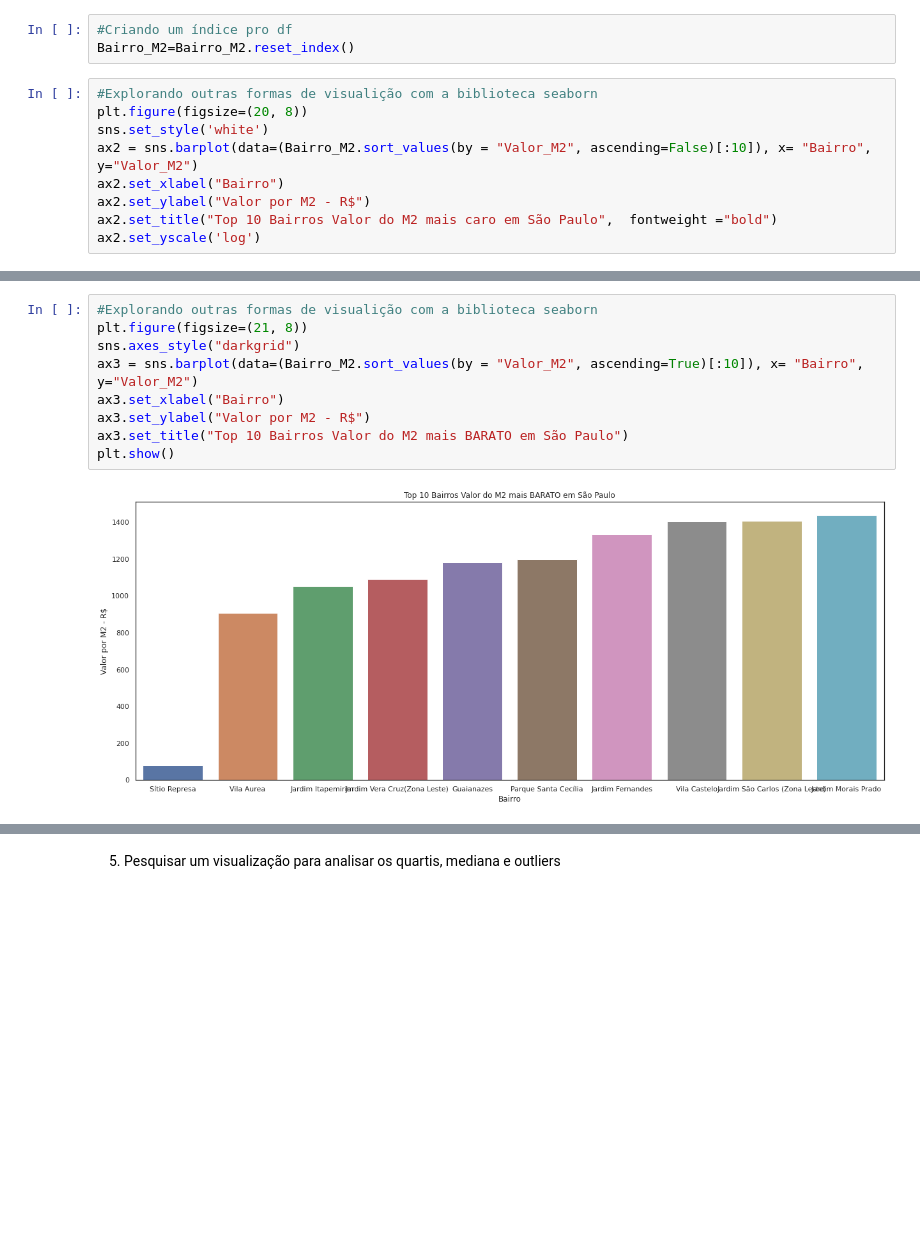
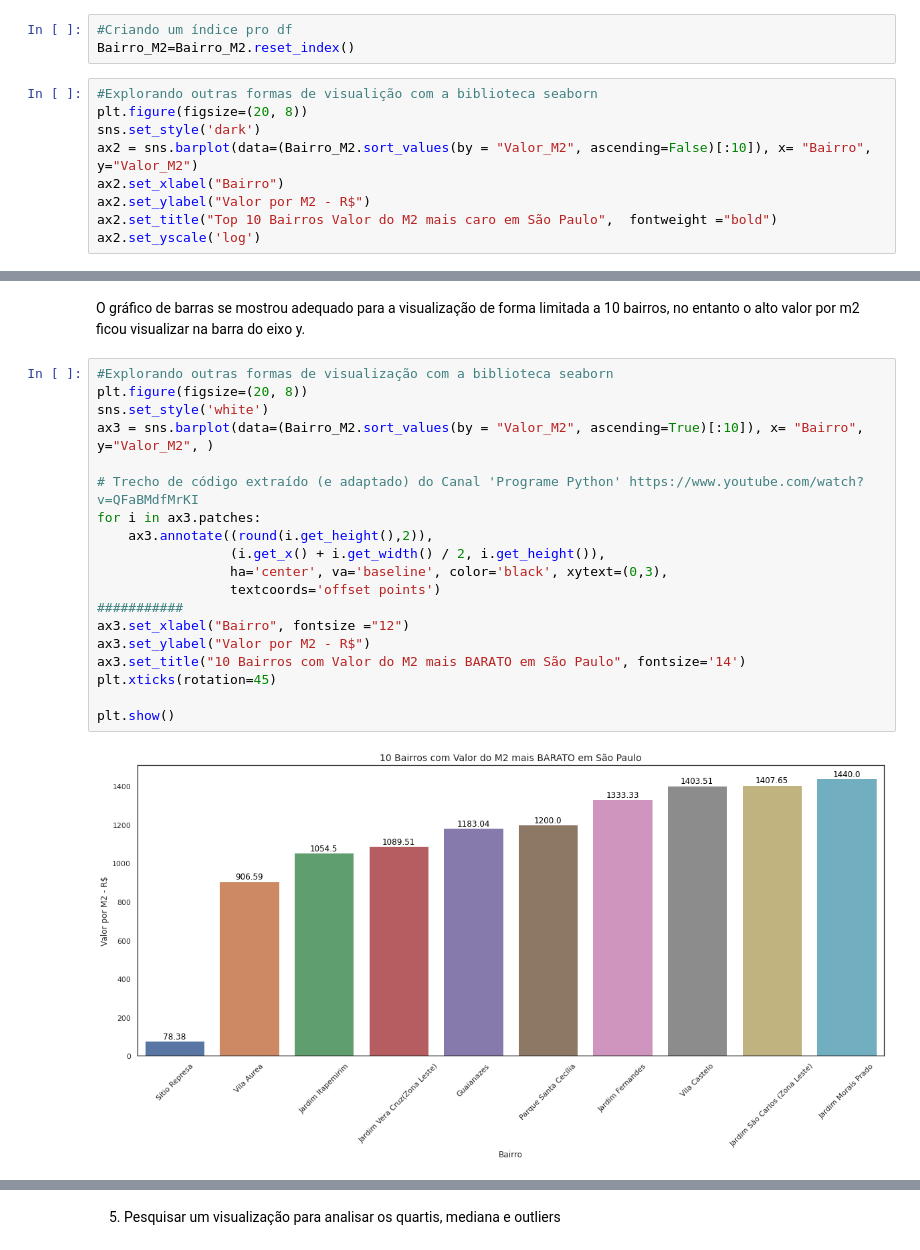
Before and after one commit to carlamoema/Imersao_dados_Alura, a Jupyter notebook: Imersao_dados_4_aula2.ipynb, the cells around one changed output, grey strips where cells are left out. Cells and saved outputs as stored; diff of their text form; blank space fills up the shorter version.

```diff
--- a/Imersao_dados_4_aula2.ipynb
+++ b/Imersao_dados_4_aula2.ipynb
@@ -119,7 +165,7 @@ Bairro_M2=Bairro_M2.reset_index()
 # %%
 #Explorando outras formas de visualição com a biblioteca seaborn
 plt.figure(figsize=(20, 8))
-sns.set_style('white')
+sns.set_style('dark')
 ax2 = sns.barplot(data=(Bairro_M2.sort_values(by = "Valor_M2", ascending=False)[:10]), x= "Bairro", y="Valor_M2")
 ax2.set_xlabel("Bairro")
 ax2.set_ylabel("Valor por M2 - R$")
@@ -130,11 +176,23 @@ ax2.set_yscale('log')
+# %% [markdown]
+O gráfico de barras se mostrou adequado para a visualização de forma limitada a 10 bairros, no entanto o alto valor por m2 ficou visualizar na barra do eixo y.
 # %%
-#Explorando outras formas de visualição com a biblioteca seaborn
-plt.figure(figsize=(21, 8))
-sns.axes_style("darkgrid")
-ax3 = sns.barplot(data=(Bairro_M2.sort_values(by = "Valor_M2", ascending=True)[:10]), x= "Bairro", y="Valor_M2")
-ax3.set_xlabel("Bairro")
+#Explorando outras formas de visualização com a biblioteca seaborn
+plt.figure(figsize=(20, 8))
+sns.set_style('white')
+ax3 = sns.barplot(data=(Bairro_M2.sort_values(by = "Valor_M2", ascending=True)[:10]), x= "Bairro", y="Valor_M2", )
+
+# Trecho de código extraído (e adaptado) do Canal 'Programe Python' https://www.youtube.com/watch?v=QFaBMdfMrKI
+for i in ax3.patches:
+    ax3.annotate((round(i.get_height(),2)),
+                 (i.get_x() + i.get_width() / 2, i.get_height()),
+                 ha='center', va='baseline', color='black', xytext=(0,3),
+                 textcoords='offset points')
+###########
+ax3.set_xlabel("Bairro", fontsize ="12")
 ax3.set_ylabel("Valor por M2 - R$")
-ax3.set_title("Top 10 Bairros Valor do M2 mais BARATO em São Paulo")
+ax3.set_title("10 Bairros com Valor do M2 mais BARATO em São Paulo", fontsize='14')
+plt.xticks(rotation=45)
+
 plt.show()
 # %% [output]
-[figure, old version]
+[figure, new version]
```
Also changed, not shown: parts of 11 cells of this notebook.
